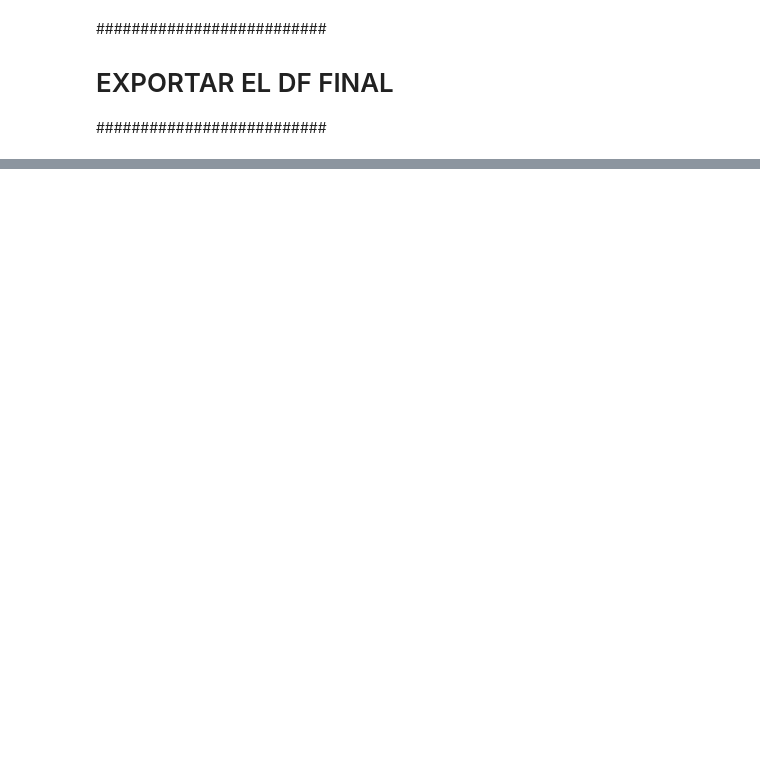
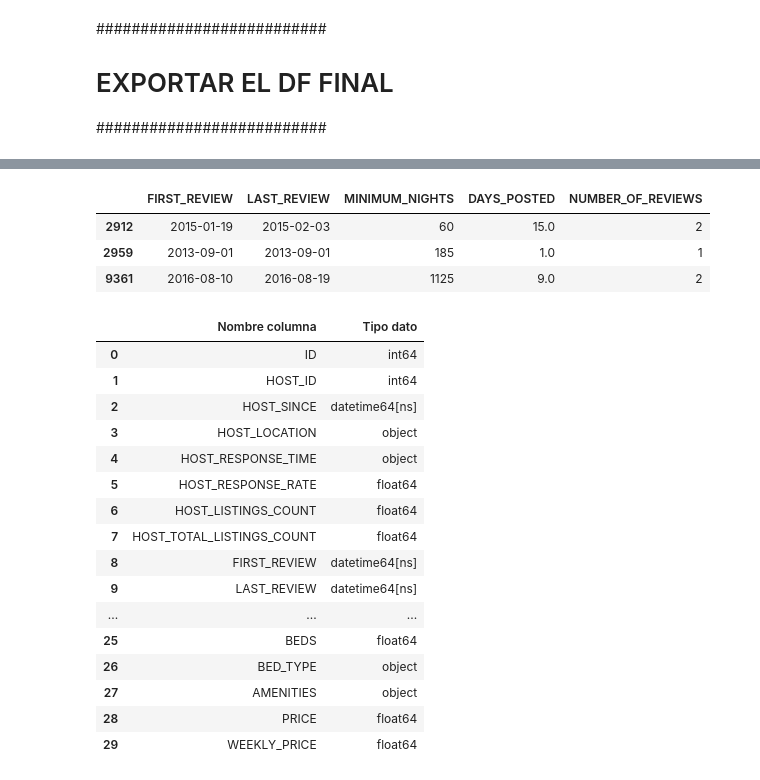
Before and after one commit to anajimenezalfaro/KC_PROYECTO_FINAL_DATA, a Jupyter notebook: proyecto_final.ipynb, the cells around one changed output, grey strips where cells are left out. Cells and saved outputs as stored; diff of their text form; code cells hidden in the pictures; blank space fills up the shorter version.

```diff
--- a/proyecto_final.ipynb
+++ b/proyecto_final.ipynb
@@ -504,6 +528,10 @@ Luego las transformo a ASCII para eliminar acentos, simbolos raros,etc
 Luego lo transformo todo a mayúsculas también para que se visualice mejor en Tableau más tarde y para unificar y posiblemente unir campos iguales pero escritos en Mayus/Minus
 '''
 
+#Transformo las columnas nuevas de First review y last reviw a datetime64
+
+df_airbnb['LAST_REVIEW'] = pd.to_datetime(df_airbnb['LAST_REVIEW'])
+df_airbnb['FIRST_REVIEW'] = pd.to_datetime(df_airbnb['FIRST_REVIEW'])
 
 
 df_airbnb_string_cols = df_airbnb.select_dtypes(include=['object'], exclude=['datetime64[ns]','int64', 'float64'])  #Me seguía cogiendo Host Since y otras variables numéricas incluso al haberle cambiado de tipo, lo excluyo a proposito para asegurarme
@@ -814,3 +839,48 @@ Length: 67, dtype: object
+# %%
+#COMPROBACIÓN DE QUE EL OCCUPANCY RATE PUEDA TENER VALORES MAYORES QUE 1
+df_airbnb.sort_values("OCCUPANCY_RATE", ascending=False).head(20)[["ID","NUMBER_OF_REVIEWS", "MAX_OCCUPANCY", "MINIMUM_NIGHTS", "DAYS_POSTED","OCCUPANCY_RATE"]]
+
+#FILTRO POR LOS CASOS DE ID DEFINIDOS PARA VER MÁS DETENIDAMENTE LA EXPLICACIÓN DE POR QUÉ LOS RESULTADOS
+
+filtered_df = df_airbnb[df_airbnb['ID'].isin([844856, 755184, 4532131])]
+
+filtered_df[['FIRST_REVIEW','LAST_REVIEW', 'MINIMUM_NIGHTS', 'DAYS_POSTED','NUMBER_OF_REVIEWS']]
+
+#CON ESTA REPRESENTACIÓN SE PUEDE CONFIRMAR QUE HAY ALOJAMIENTOS QUE TIENEN UN MINIMUM NIGHTS QUE NO SE HA CUMPLIDO. POSIBLEMENTE PORQUE HABRÁN HECHO EL CAMBIO A POSTERIORI DEL ALQUILER DEL ALOJAMIENTO.
+#ES DECIR, EL CASO EN EL QUE TIENE MÍNIMO DE NOCHES DE 60 , Y SE HA ALQUILADO EN 2 OCASIONES. SIN EMBARGO EL ALOJAMIENTI
+# NO HA ESTADO PUBLICADO MÁS DE 15 DÍAS.
+
+#df_airbnb[['FIRST_REVIEW','LAST_REVIEW', 'MINIMUM_NIGHTS', 'DAYS_POSTED']]
+# %% [output]
+|  | FIRST_REVIEW | LAST_REVIEW | MINIMUM_NIGHTS | DAYS_POSTED | NUMBER_OF_REVIEWS |
+| 2912 | 2015-01-19 | 2015-02-03 | 60 | 15.0 | 2 |
+| 2959 | 2013-09-01 | 2013-09-01 | 185 | 1.0 | 1 |
+| 9361 | 2016-08-10 | 2016-08-19 | 1125 | 9.0 | 2 |
+# %%
+#COMPRUEBO TIPO DATOS
+
+df_tipo_datos = df_airbnb.dtypes.to_frame().reset_index()
+df_tipo_datos.columns = ['Nombre columna', 'Tipo dato']
+
+df_tipo_datos.head(30)
+# %% [output]
+|  | Nombre columna | Tipo dato |
+| 0 | ID | int64 |
+| 1 | HOST_ID | int64 |
+| 2 | HOST_SINCE | datetime64[ns] |
+| 3 | HOST_LOCATION | object |
+| 4 | HOST_RESPONSE_TIME | object |
+| 5 | HOST_RESPONSE_RATE | float64 |
+| 6 | HOST_LISTINGS_COUNT | float64 |
+| 7 | HOST_TOTAL_LISTINGS_COUNT | float64 |
+| 8 | FIRST_REVIEW | datetime64[ns] |
+| 9 | LAST_REVIEW | datetime64[ns] |
+| ... | ... | ... |
+| 25 | BEDS | float64 |
+| 26 | BED_TYPE | object |
+| 27 | AMENITIES | object |
+| 28 | PRICE | float64 |
+| 29 | WEEKLY_PRICE | float64 |
 # %%
 '''
 Exportamos el df con CITY_CLEANSED = 'MADRID' en formato csv para poder tratarlo en Dveaber y posteriormente Tableau y R. Modifico el separador a comas para que no nos de problemas en el resto de programas
```
Also changed, not shown: parts of 19 cells of this notebook.
